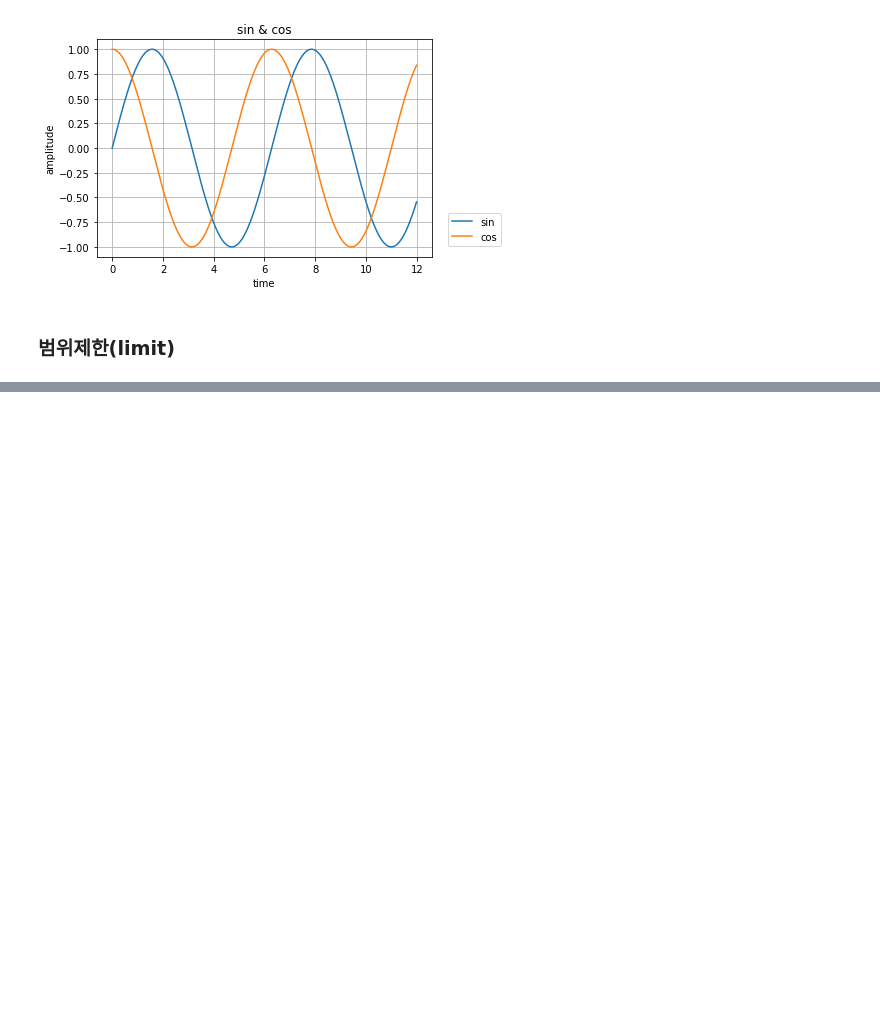
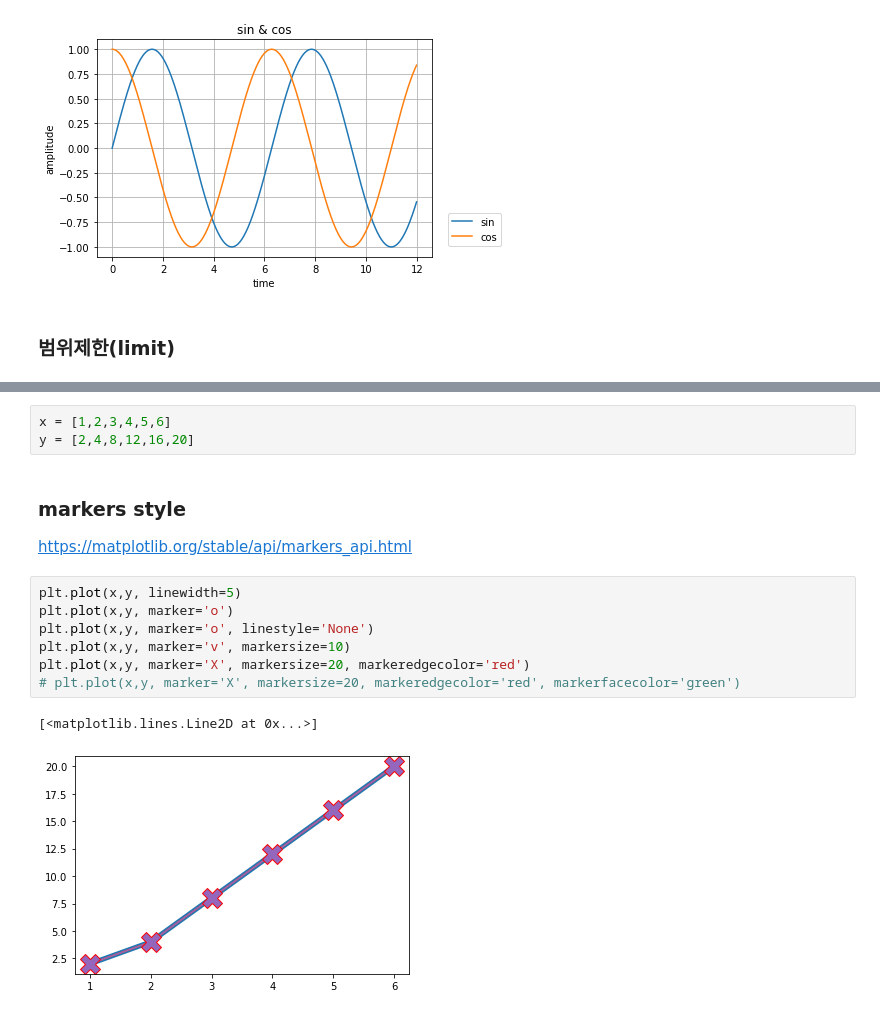
Before and after one commit to CreedMaestro/Python-Data-Analysis-Tutorial, a Jupyter notebook: 4일차_문법/Matplotlib.ipynb, the cells around one changed output, grey strips where cells are left out. Saved outputs shown, nothing was run; the diff lists cells and outputs as text; blank space fills up the shorter version.

Commit message:
Matplotlib
파이썬 Matplotlib 라이브러리

```diff
--- a/4일차_문법/Matplotlib.ipynb
+++ b/4일차_문법/Matplotlib.ipynb
@@ -83,0 +85,16 @@ TypeError: bad operand type for unary ~: 'float'
+# %%
+x = [1,2,3,4,5,6]
+y = [2,4,8,12,16,20]
+# %% [markdown]
+### markers style
+https://matplotlib.org/stable/api/markers_api.html
+# %%
+plt.plot(x,y, linewidth=5)
+plt.plot(x,y, marker='o')
+plt.plot(x,y, marker='o', linestyle='None')
+plt.plot(x,y, marker='v', markersize=10)
+plt.plot(x,y, marker='X', markersize=20, markeredgecolor='red')
+# plt.plot(x,y, marker='X', markersize=20, markeredgecolor='red', markerfacecolor='green')
+# %% [output]
+[<matplotlib.lines.Line2D at 0x...>]
+[figure, added]
```
Also changed, not shown: parts of 33 cells of this notebook.
